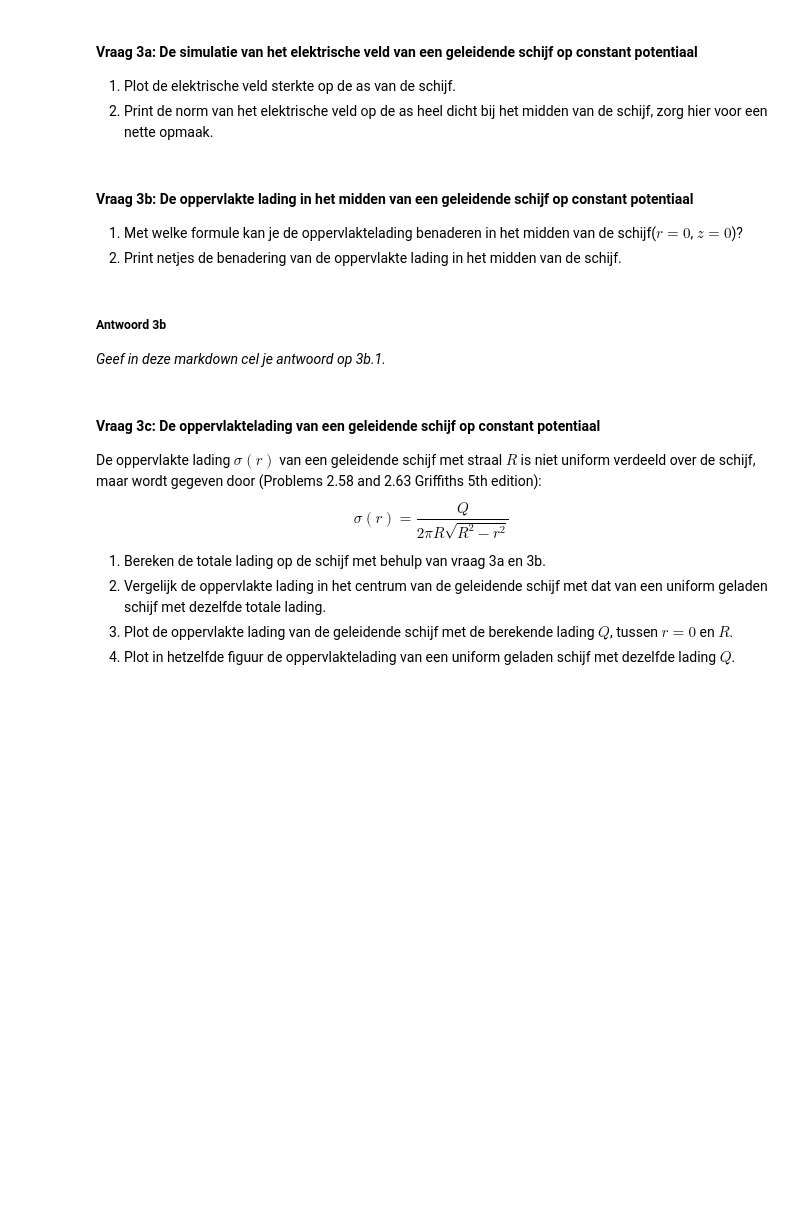
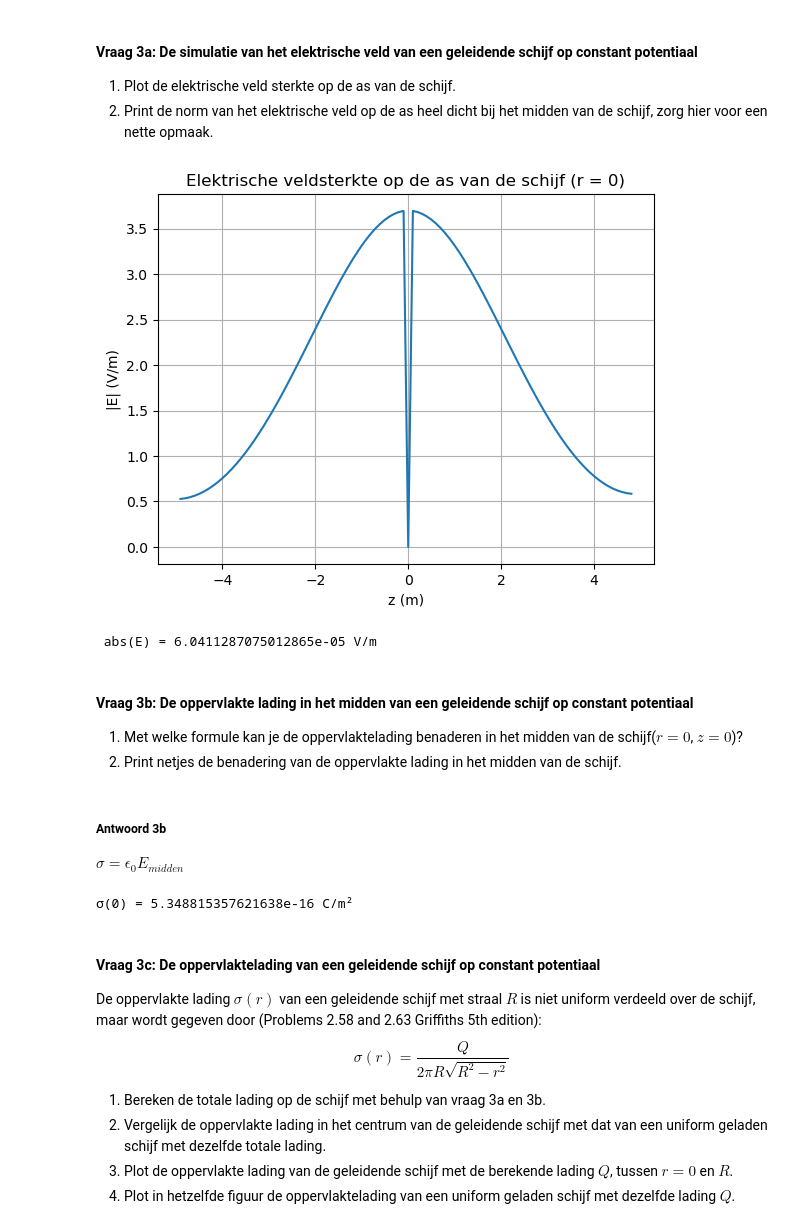
Before and after one commit to felicievdl/Felicie-opdrachten-DEF-D, a Jupyter notebook: DigitaleOntwerpopdrachten/1CondensatorOpdracht/CondensatorOntwerpopdracht.ipynb, the cells around one changed output. Cells and saved outputs as stored; diff of their text form; code cells hidden in the pictures; blank space fills up the shorter version.

```diff
--- a/DigitaleOntwerpopdrachten/1CondensatorOpdracht/CondensatorOntwerpopdracht.ipynb
+++ b/DigitaleOntwerpopdrachten/1CondensatorOpdracht/CondensatorOntwerpopdracht.ipynb
@@ -363,9 +369,23 @@ plot_results_disk(Ez, Er, normE, V, r, z, grid_step, disk_radius, z_pos_disk1, z
 1. Plot de elektrische veld sterkte op de as van de schijf.
 2. Print de norm van het elektrische veld op de as heel dicht bij het midden van de schijf, zorg hier voor een nette opmaak.
 # %%
-###
-###Jouw code hier###
-###
+##1.
+idx_r0 = np.argmin(np.abs(r_for_E))
+E_axis = np.abs(Ez[:, idx_r0])
+plt.figure()
+plt.plot(z_for_E, E_axis)
+plt.xlabel("z (m)")
+plt.ylabel("|E| (V/m)")
+plt.title("Elektrische veldsterkte op de as van de schijf (r = 0)")
+plt.grid()
+plt.show()
+##2.
+idx_z = np.argmin(np.abs(z_for_E - z_pos_disk1))
+E_midden = normE[idx_z, idx_r0]
+print(" abs(E) =", E_midden,"V/m")
+# %% [output]
+[figure, added]
+ abs(E) = 6.0411287075012865e-05 V/m
 # %% [markdown]
 #### Vraag 3b: De oppervlakte lading in het midden van een geleidende schijf op constant potentiaal
 
@@ -374,9 +394,14 @@ plot_results_disk(Ez, Er, normE, V, r, z, grid_step, disk_radius, z_pos_disk1, z
 # %% [markdown]
 ##### Antwoord 3b
 
-*Geef in deze markdown cel je antwoord op 3b.1.*
+$\sigma = \epsilon_{0} E_{midden}$
 # %%
 #### Print met deze cel met een nette opmaak je antwoord op vraag 3b 2.
+sigma_center = epsilon0 * E_midden  # benadering σ(0) ≈ ε0 * E_z(0+)
+
+print("σ(0) =" ,sigma_center, "C/m²")
+# %% [output]
+σ(0) = 5.348815357621638e-16 C/m²
 # %% [markdown]
 #### Vraag 3c: De oppervlaktelading van een geleidende schijf op constant potentiaal
 
```
Also changed, not shown: parts of 24 cells of this notebook, 2 other files.
